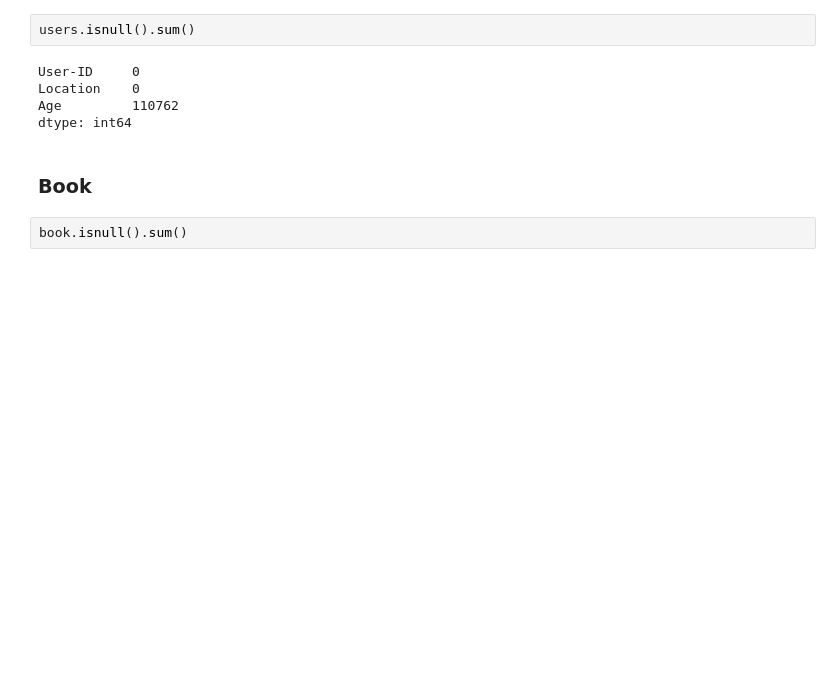
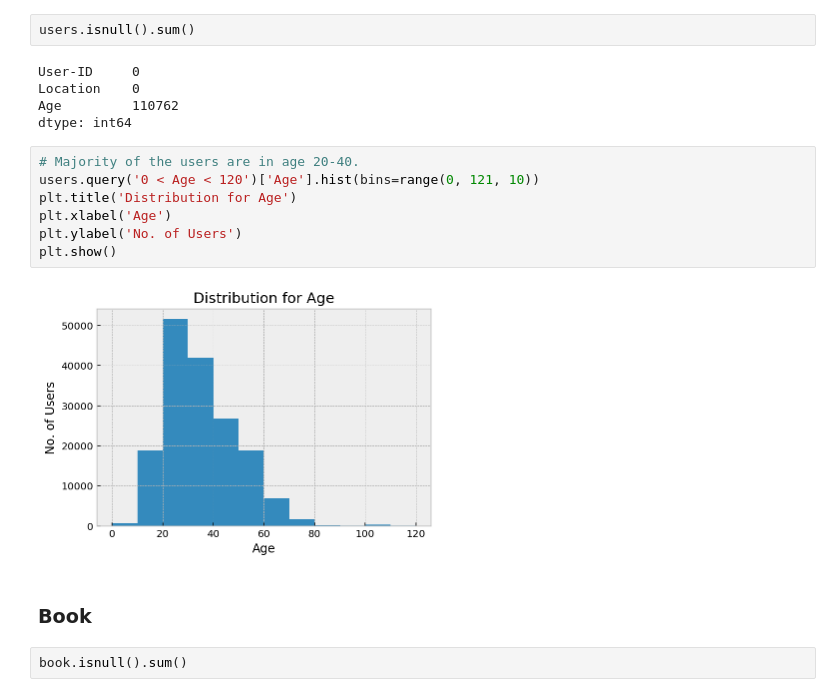
Before and after one commit to ppeyliang/book-recommender, a Jupyter notebook: capstone_project.ipynb, the cells around one changed output. Drawn from its saved outputs; the diff is of its cells as text; blank space fills up the shorter version.

```diff
--- a/capstone_project.ipynb
+++ b/capstone_project.ipynb
@@ -89,6 +89,15 @@ User-ID     0
 Location    0
 Age         110762
 dtype: int64
+# %%
+# Majority of the users are in age 20-40.
+users.query('0 < Age < 120')['Age'].hist(bins=range(0, 121, 10))
+plt.title('Distribution for Age')
+plt.xlabel('Age')
+plt.ylabel('No. of Users')
+plt.show()
+# %% [output]
+[figure, added]
 # %% [markdown]
 ### Book
 # %%
```
Also changed, not shown: parts of 36 cells of this notebook, 1 other file.
